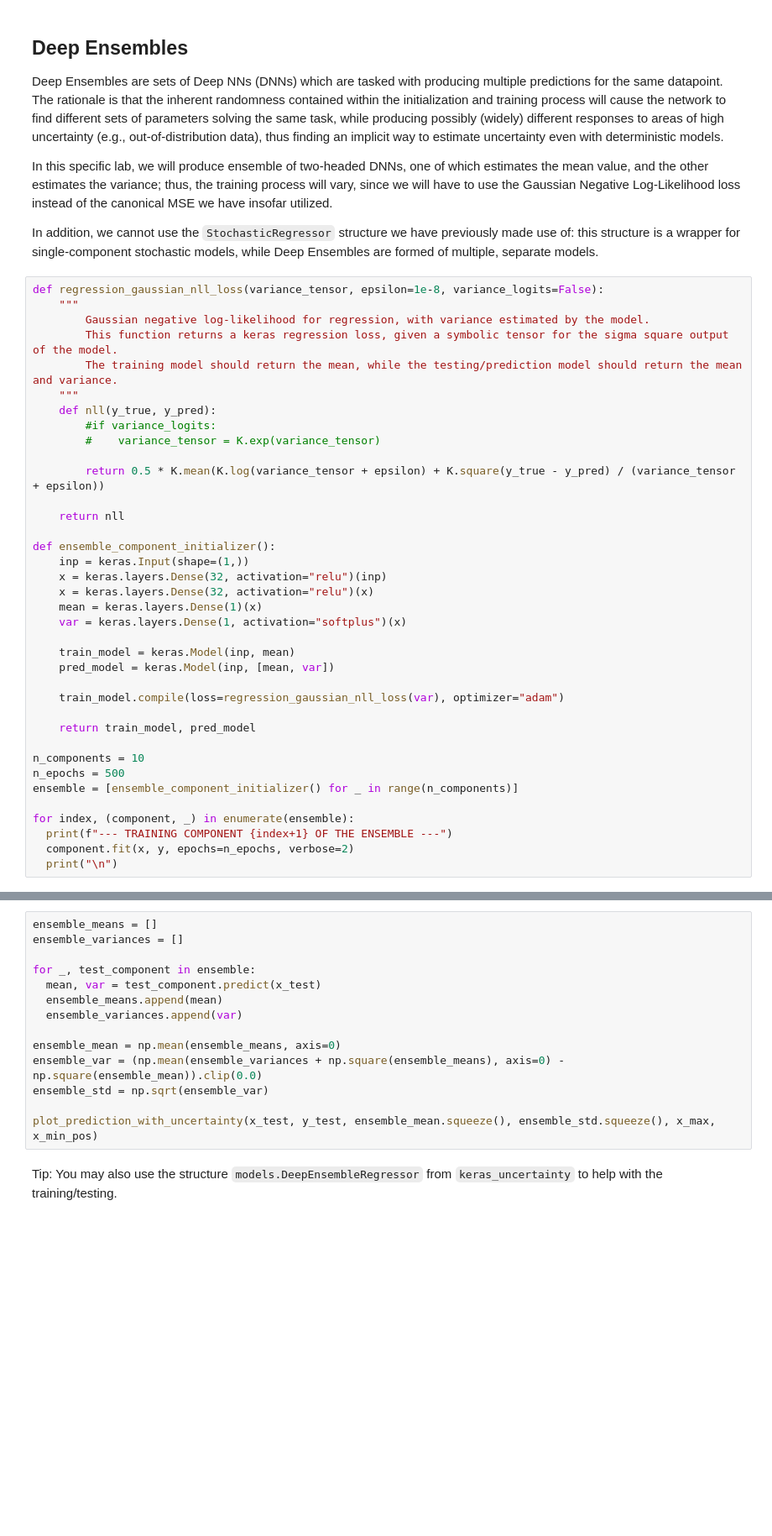
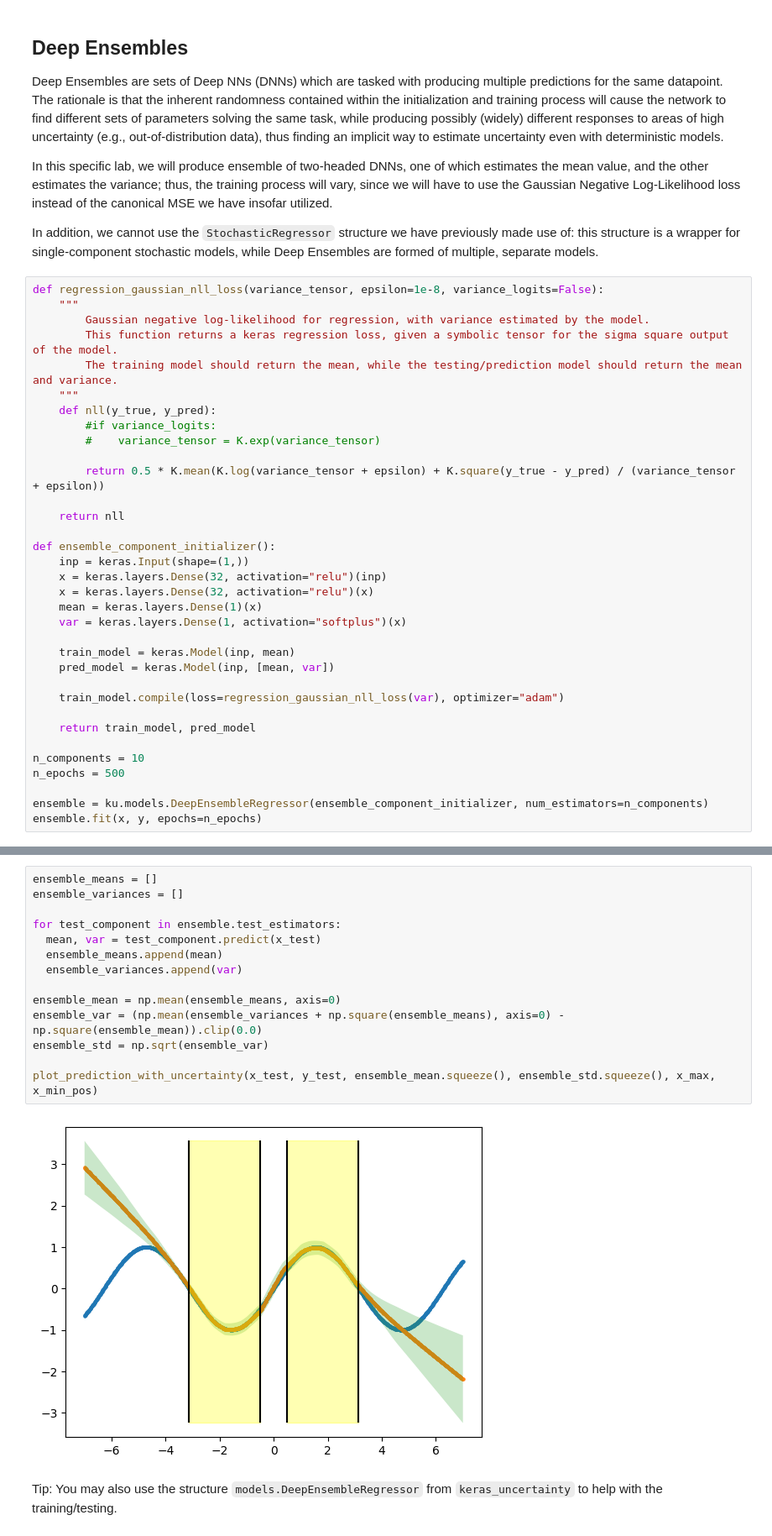
Before and after one commit to marcozullich/UEML-AIDA-24, a Jupyter notebook: UEML 01_BNNs.ipynb, the cells around one changed output, grey strips where cells are left out. Shown: that part at 84% size. Saved outputs shown, nothing was run; the diff lists cells and outputs as text; blank space fills up the shorter version.

Commit message:
Fixed ensemble

```diff
--- a/UEML 01_BNNs.ipynb
+++ b/UEML 01_BNNs.ipynb
@@ -303,9 +312,6 @@ def ensemble_component_initializer():
 
 n_components = 10
 n_epochs = 500
-ensemble = [ensemble_component_initializer() for _ in range(n_components)]
 
-for index, (component, _) in enumerate(ensemble):
-  print(f"--- TRAINING COMPONENT {index+1} OF THE ENSEMBLE ---")
-  component.fit(x, y, epochs=n_epochs, verbose=2)
-  print("\n")
+ensemble = ku.models.DeepEnsembleRegressor(ensemble_component_initializer, num_estimators=n_components)
+ensemble.fit(x, y, epochs=n_epochs)
@@ -314,17 +418,19 @@ for index, (component, _) in enumerate(ensemble):
 # %%
 ensemble_means = []
 ensemble_variances = []
 
-for _, test_component in ensemble:
+for test_component in ensemble.test_estimators:
   mean, var = test_component.predict(x_test)
   ensemble_means.append(mean)
   ensemble_variances.append(var)
 
 ensemble_mean = np.mean(ensemble_means, axis=0)
 ensemble_var = (np.mean(ensemble_variances + np.square(ensemble_means), axis=0) - np.square(ensemble_mean)).clip(0.0)
 ensemble_std = np.sqrt(ensemble_var)
 
 plot_prediction_with_uncertainty(x_test, y_test, ensemble_mean.squeeze(), ensemble_std.squeeze(), x_max, x_min_pos)
+# %% [output]
+[figure, added]
 # %% [markdown]
 Tip: You may also use the structure `models.DeepEnsembleRegressor` from `keras_uncertainty` to help with the training/testing.
 # %% [markdown]
```
Also changed, not shown: parts of 3 cells of this notebook, 1 other file.
